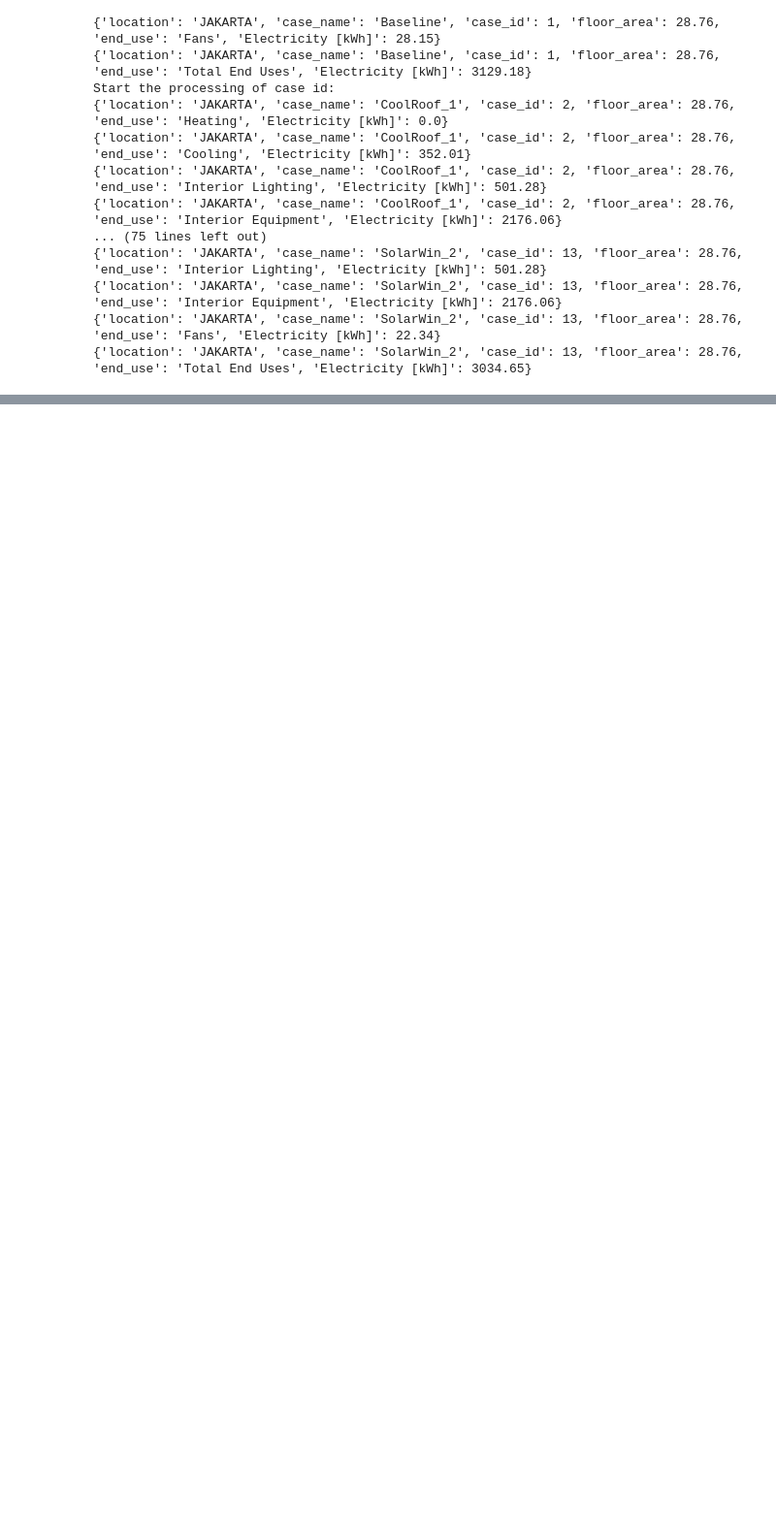
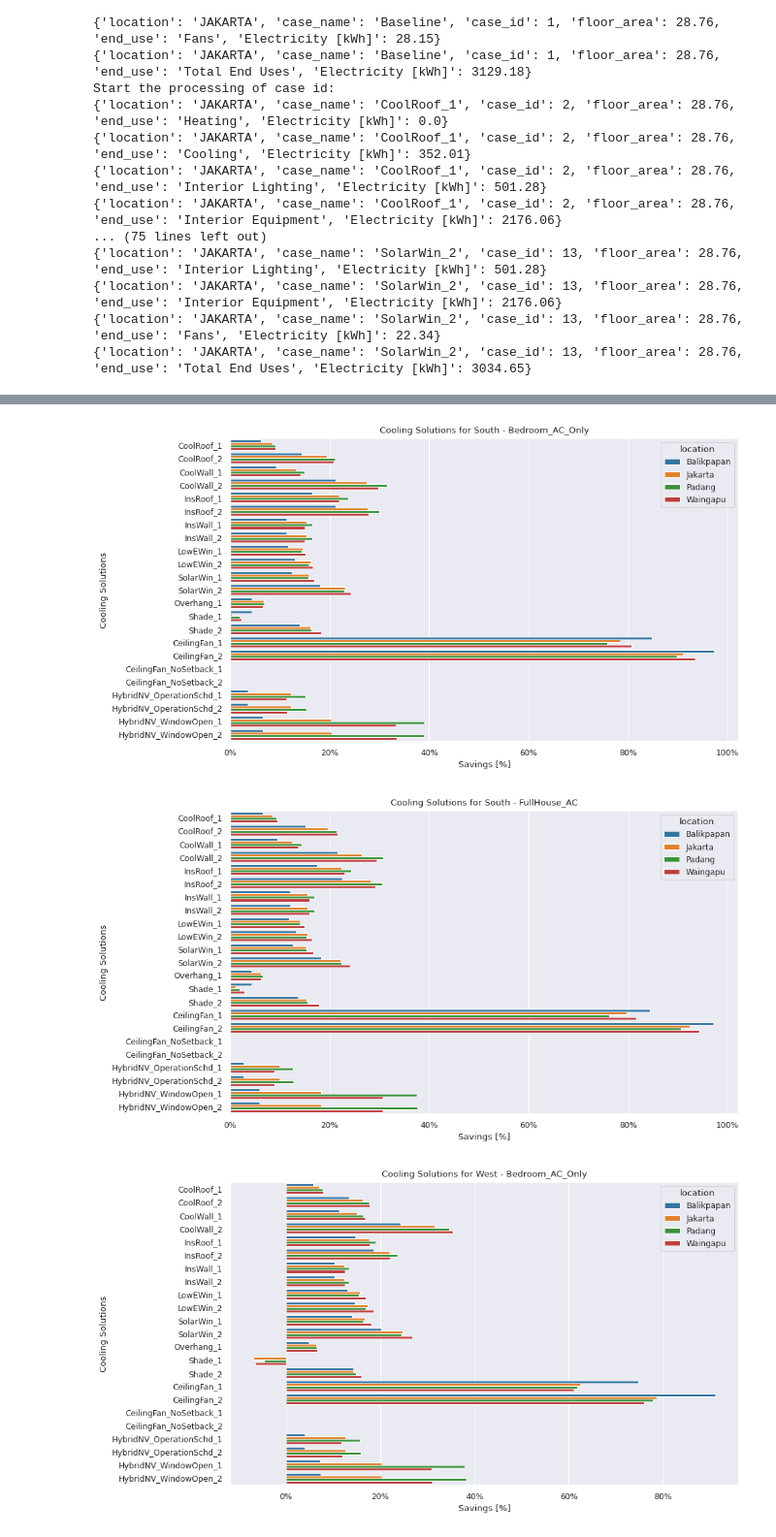
Before and after one commit to rongxinyin/idn-swg-a-framework, a Jupyter notebook: model/parametric-runs/post-process/parse_htm_output.ipynb, the cells around one changed output, grey strips where cells are left out. Shown at 97% size. Cells and saved outputs as stored; diff of their text form; code cells hidden in the pictures; blank space fills up the shorter version.

```diff
--- a/model/parametric-runs/post-process/parse_htm_output.ipynb
+++ b/model/parametric-runs/post-process/parse_htm_output.ipynb
@@ -91,0 +241,27 @@ with open('IDN_Res_JAKARTA_Summary.csv', 'w', newline='')  as output_file:
+# %%
+# Create the figure: south orientation, bedroom ac only, pct savings comparison between locations
+# Create a subset of the dataframe for plotting
+for orientation in melted_df['orientation'].unique():
+    for ac_scenario in ['Bedroom_AC_Only', 'FullHouse_AC']:
+        plot_df = melted_df.loc[(melted_df['orientation']==orientation) & (melted_df['ac_scenario'].isin([ac_scenario])) & (melted_df['case_name'].isin(cooling_solution_list))].copy()
+        plot_df['case_name_short'] = plot_df['case_name'].str.split('_').str[:-2].str.join('_')
+        plot_df['pct_savings'] = plot_df['value']*100
+        # Create the plot
+        fig, (ax1) = plt.subplots(1, 1, figsize=(10, 6),facecolor='w', edgecolor='k',
+                                sharey=False, sharex=False)
+        fig.subplots_adjust(hspace=.1, wspace=.1)
+        sns.barplot(data=plot_df, y='case_name_short', x='pct_savings', orient="h", order=cooling_solution_shortlist,
+                    hue='location', ax=ax1)
+
+        # Formatting the plot
+        ax1.set_title('Cooling Solutions for {} - {}'.format(orientation, ac_scenario))
+        ax1.set_ylabel('Cooling Solutions')
+        ax1.set_xlabel('Savings [%]')
+        ax1.xaxis.set_major_formatter(mtick.PercentFormatter())
+
+        fig.savefig('plot/pct_savings_{}_{}.png'.format(orientation, ac_scenario),
+                    dpi=300, format='png', bbox_inches='tight')
+# %% [output]
+[figure, added]
+[figure, added]
+[figure, added]
```
Also changed, not shown: parts of 14 cells of this notebook, 43 other files.
